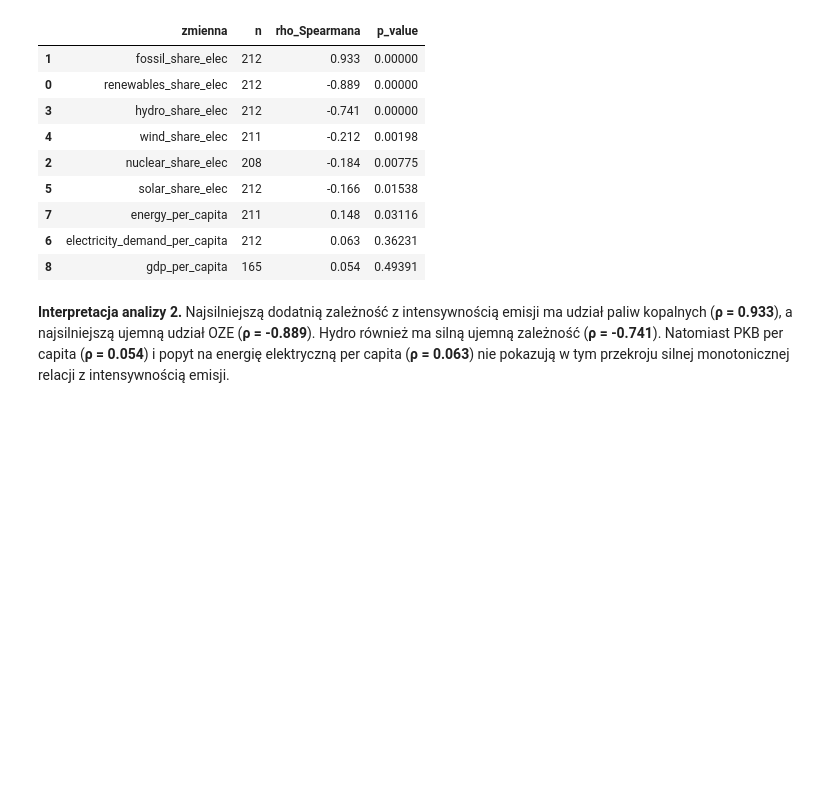
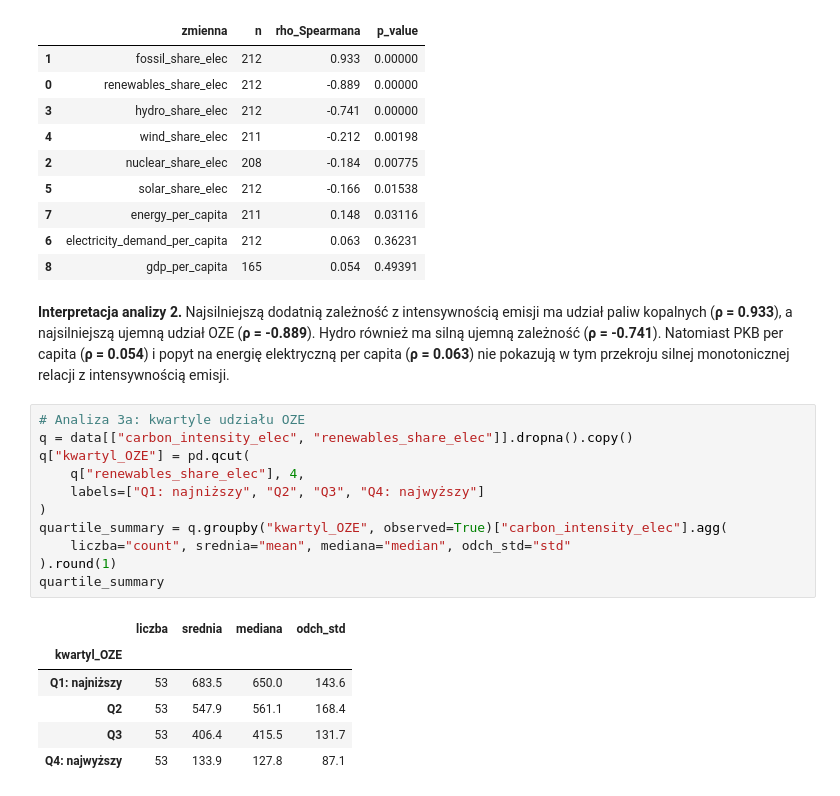
Before and after one commit to J-E-Wa/Analiza-i-wizualizacja-danych, a Jupyter notebook: energy-data-analyze.ipynb, the cells around one changed output. Saved outputs shown, nothing was run; the diff lists cells and outputs as text; blank space fills up the shorter version.

```diff
--- a/energy-data-analyze.ipynb
+++ b/energy-data-analyze.ipynb
@@ -434,3 +434,21 @@ spearman_table.round({"rho_Spearmana": 3, "p_value": 5})
 | 8 | gdp_per_capita | 165 | 0.054 | 0.49391 |
 # %% [markdown]
 **Interpretacja analizy 2.** Najsilniejszą dodatnią zależność z intensywnością emisji ma udział paliw kopalnych (**ρ = 0.933**), a najsilniejszą ujemną udział OZE (**ρ = -0.889**). Hydro również ma silną ujemną zależność (**ρ = -0.741**). Natomiast PKB per capita (**ρ = 0.054**) i popyt na energię elektryczną per capita (**ρ = 0.063**) nie pokazują w tym przekroju silnej monotonicznej relacji z intensywnością emisji.
+# %%
+# Analiza 3a: kwartyle udziału OZE
+q = data[["carbon_intensity_elec", "renewables_share_elec"]].dropna().copy()
+q["kwartyl_OZE"] = pd.qcut(
+    q["renewables_share_elec"], 4,
+    labels=["Q1: najniższy", "Q2", "Q3", "Q4: najwyższy"]
+)
+quartile_summary = q.groupby("kwartyl_OZE", observed=True)["carbon_intensity_elec"].agg(
+    liczba="count", srednia="mean", mediana="median", odch_std="std"
+).round(1)
+quartile_summary
+# %% [output]
+|  | liczba | srednia | mediana | odch_std |
+| kwartyl_OZE |  |  |  |  |
+| Q1: najniższy | 53 | 683.5 | 650.0 | 143.6 |
+| Q2 | 53 | 547.9 | 561.1 | 168.4 |
+| Q3 | 53 | 406.4 | 415.5 | 131.7 |
+| Q4: najwyższy | 53 | 133.9 | 127.8 | 87.1 |
```
Also changed, not shown: parts of 2 cells of this notebook.
